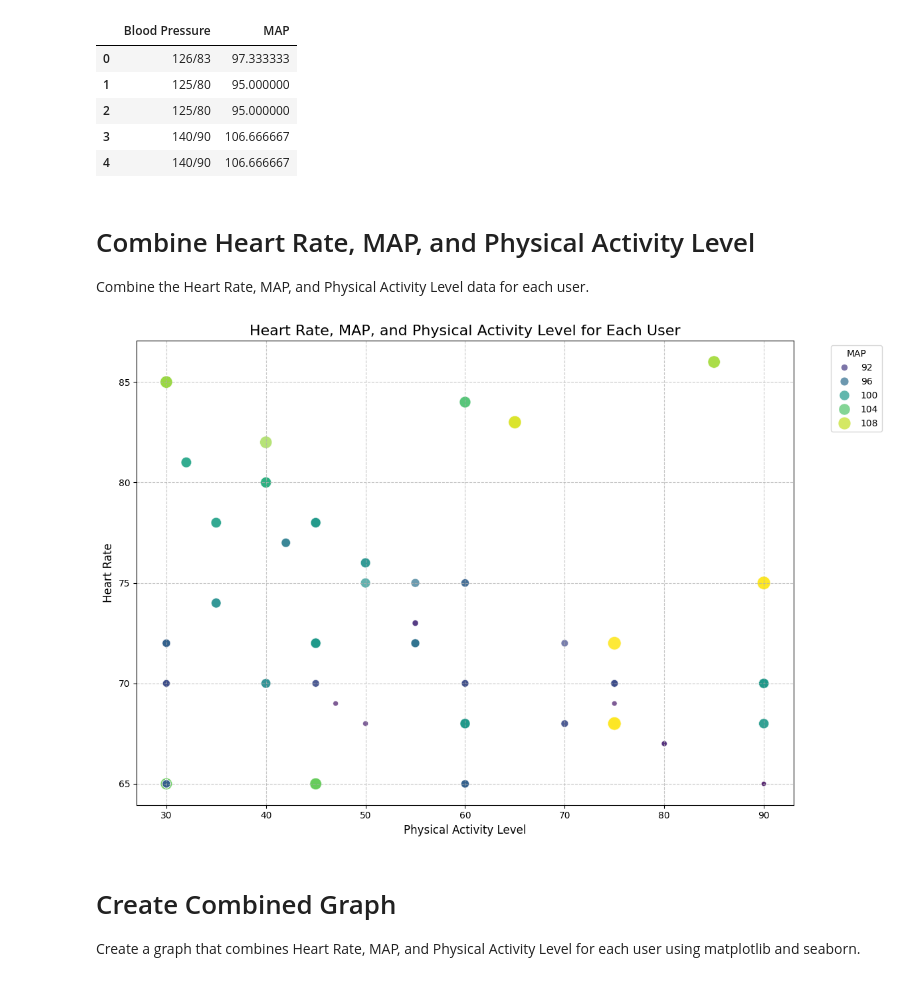
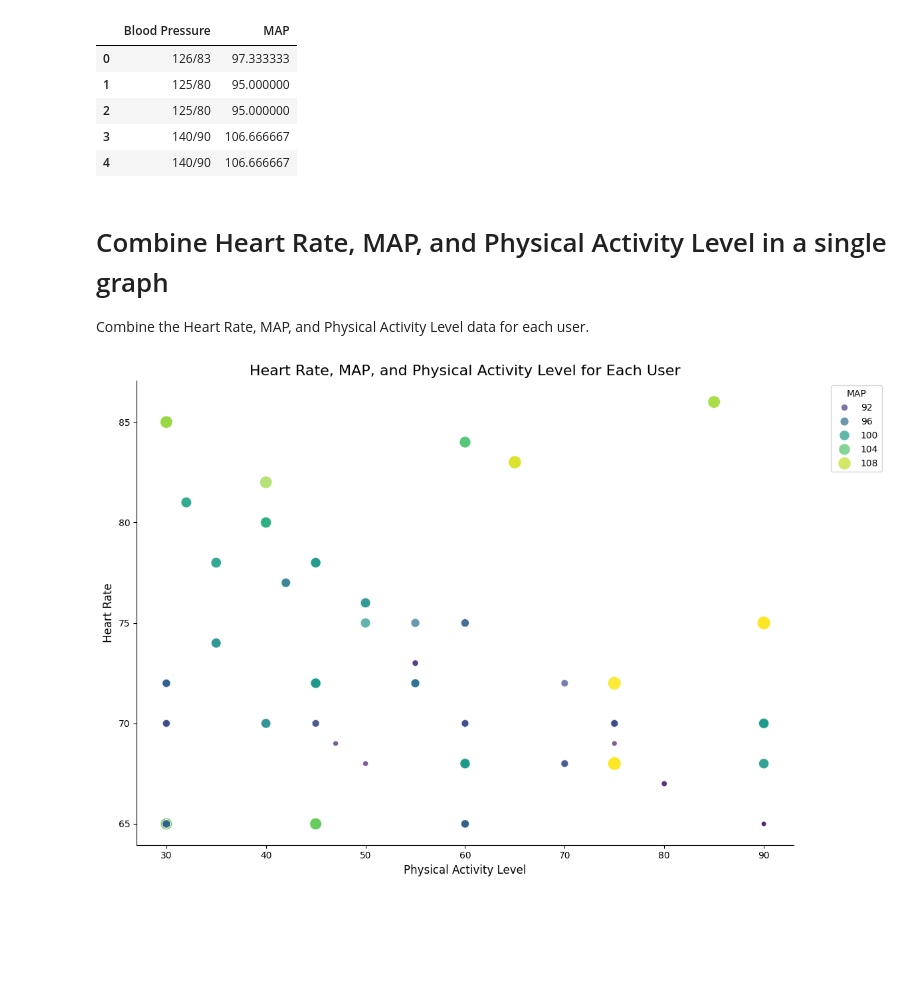
Before and after one commit to gretaquadranti/DataVisualization, a Jupyter notebook: Pressure_HeartRate_PhysicalActivity.ipynb, the cells around one changed output. Drawn from its saved outputs; the diff is of its cells as text; code cells hidden in the pictures; blank space fills up the shorter version.

```diff
--- a/Pressure_HeartRate_PhysicalActivity.ipynb
+++ b/Pressure_HeartRate_PhysicalActivity.ipynb
@@ -47,29 +41,21 @@ df[['Blood Pressure', 'MAP']].head()
 | 3 | 140/90 | 106.666667 |
 | 4 | 140/90 | 106.666667 |
 # %% [markdown]
-# Combine Heart Rate, MAP, and Physical Activity Level
+# Combine Heart Rate, MAP, and Physical Activity Level in a single graph
 Combine the Heart Rate, MAP, and Physical Activity Level data for each user.
 # %%
-# Combine Heart Rate, MAP, and Physical Activity Level
-
 # Create a scatter plot to visualize the relationship between Heart Rate, MAP, and Physical Activity Level for each user
 plt.figure(figsize=(12, 8))
 
-# Scatter plot for Heart Rate vs Physical Activity Level
 sns.scatterplot(data=df, x='Physical Activity Level', y='Heart Rate', hue='MAP', palette='viridis', size='MAP', sizes=(20, 200), alpha=0.7)
+sns.despine()
 
-# Add labels and title
 plt.title('Heart Rate, MAP, and Physical Activity Level for Each User', fontsize=16)
 plt.xlabel('Physical Activity Level', fontsize=12)
 plt.ylabel('Heart Rate', fontsize=12)
 plt.legend(title='MAP', bbox_to_anchor=(1.05, 1), loc='upper left')
-plt.grid(axis='both', linestyle='--', alpha=0.7)
 plt.tight_layout()
 
-# Show the plot
 plt.show()
 # %% [output]
-[figure, old version]
+[figure, new version]
-# %% [markdown]
-# Create Combined Graph
-Create a graph that combines Heart Rate, MAP, and Physical Activity Level for each user using matplotlib and seaborn.
```
Also changed, not shown: parts of 9 cells of this notebook, 1 other file.
